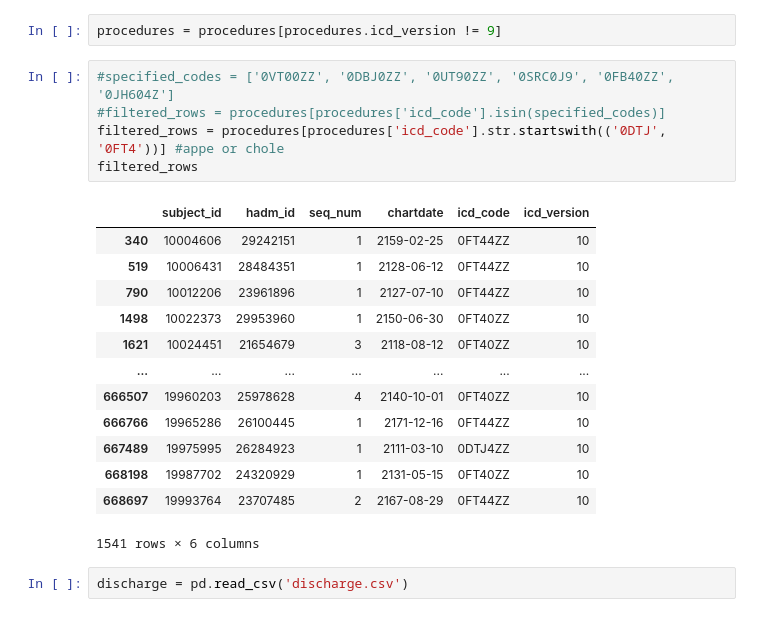
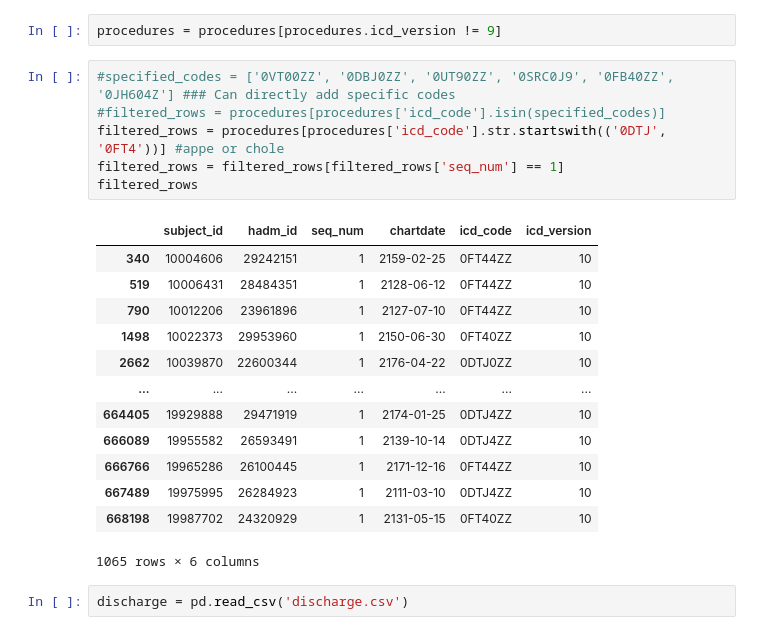
Before and after one commit to mbarshay/mdplus_hackathon, a Jupyter notebook: readabilityAnalysis.ipynb, the cells around one changed output. Cells and saved outputs as stored; diff of their text form.

```diff
--- a/readabilityAnalysis.ipynb
+++ b/readabilityAnalysis.ipynb
@@ -7,24 +7,25 @@ procedures = pd.read_csv("procedures_icd.csv")
 # %%
 procedures = procedures[procedures.icd_version != 9]
 # %%
-#specified_codes = ['0VT00ZZ', '0DBJ0ZZ', '0UT90ZZ', '0SRC0J9', '0FB40ZZ', '0JH604Z']
+#specified_codes = ['0VT00ZZ', '0DBJ0ZZ', '0UT90ZZ', '0SRC0J9', '0FB40ZZ', '0JH604Z'] ### Can directly add specific codes
 #filtered_rows = procedures[procedures['icd_code'].isin(specified_codes)]
 filtered_rows = procedures[procedures['icd_code'].str.startswith(('0DTJ', '0FT4'))] #appe or chole
+filtered_rows = filtered_rows[filtered_rows['seq_num'] == 1]
 filtered_rows
 # %% [output]
 |  | subject_id | hadm_id | seq_num | chartdate | icd_code | icd_version |
 | 340 | 10004606 | 29242151 | 1 | 2159-02-25 | 0FT44ZZ | 10 |
 | 519 | 10006431 | 28484351 | 1 | 2128-06-12 | 0FT44ZZ | 10 |
 | 790 | 10012206 | 23961896 | 1 | 2127-07-10 | 0FT44ZZ | 10 |
 | 1498 | 10022373 | 29953960 | 1 | 2150-06-30 | 0FT40ZZ | 10 |
-| 1621 | 10024451 | 21654679 | 3 | 2118-08-12 | 0FT40ZZ | 10 |
+| 2662 | 10039870 | 22600344 | 1 | 2176-04-22 | 0DTJ0ZZ | 10 |
 | ... | ... | ... | ... | ... | ... | ... |
-| 666507 | 19960203 | 25978628 | 4 | 2140-10-01 | 0FT40ZZ | 10 |
+| 664405 | 19929888 | 29471919 | 1 | 2174-01-25 | 0DTJ4ZZ | 10 |
+| 666089 | 19955582 | 26593491 | 1 | 2139-10-14 | 0DTJ4ZZ | 10 |
 | 666766 | 19965286 | 26100445 | 1 | 2171-12-16 | 0FT44ZZ | 10 |
 | 667489 | 19975995 | 26284923 | 1 | 2111-03-10 | 0DTJ4ZZ | 10 |
 | 668198 | 19987702 | 24320929 | 1 | 2131-05-15 | 0FT40ZZ | 10 |
-| 668697 | 19993764 | 23707485 | 2 | 2167-08-29 | 0FT44ZZ | 10 |
-1541 rows × 6 columns
+1065 rows × 6 columns
 # %%
 discharge = pd.read_csv('discharge.csv')
 # %%
```
Also changed, not shown: parts of 23 cells of this notebook, 21 other files.
